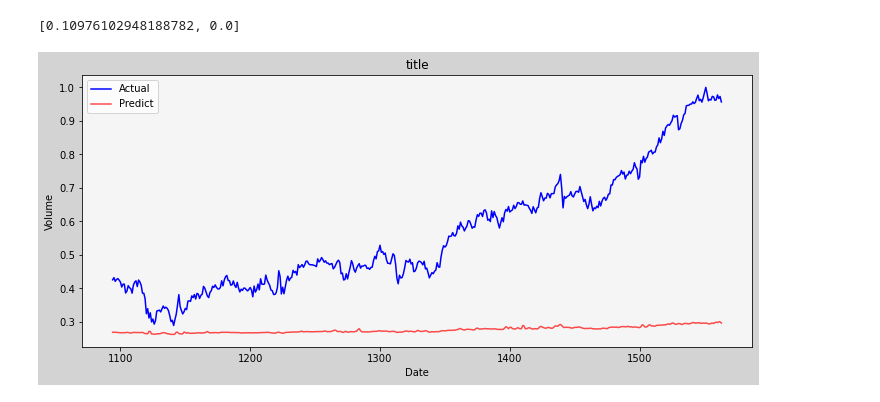
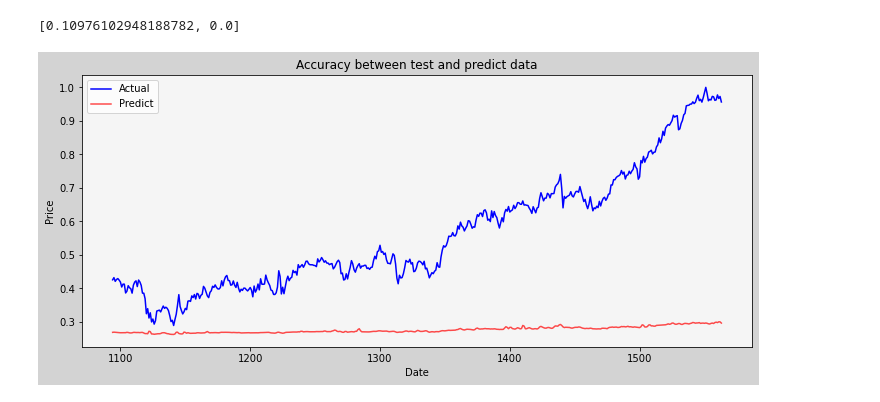
Before and after one commit to leestorm4520/ArtificialIntelligence_UbiquantMarketPrediction, a Jupyter notebook: model.ipynb, the cells around one changed output. Saved outputs shown, nothing was run; the diff lists cells and outputs as text; code cells hidden in the pictures.

```diff
--- a/model.ipynb
+++ b/model.ipynb
@@ -184,16 +184,16 @@ y_predict=y_predict.reshape((470,1))
 # %%
 plt.figure(figsize=(12,5), facecolor='lightgrey')
 ax = plt.axes()
 ax.set_facecolor('whitesmoke')
 plt.plot(df.index[-470:], y_test, color='blue',label='Actual')
 plt.plot(df.index[-470:], y_predict, alpha=0.7, color='red',label='Predict')
-plt.title('title')
+plt.title('Accuracy between test and predict data')
 plt.xlabel('Date')
-plt.ylabel('Volume')
+plt.ylabel('Price')
 plt.legend()
 plt.show()
 # %% [output]
-[figure, old version]
+[figure, new version]
 # %%
 #Random Forest
 # %%
```
